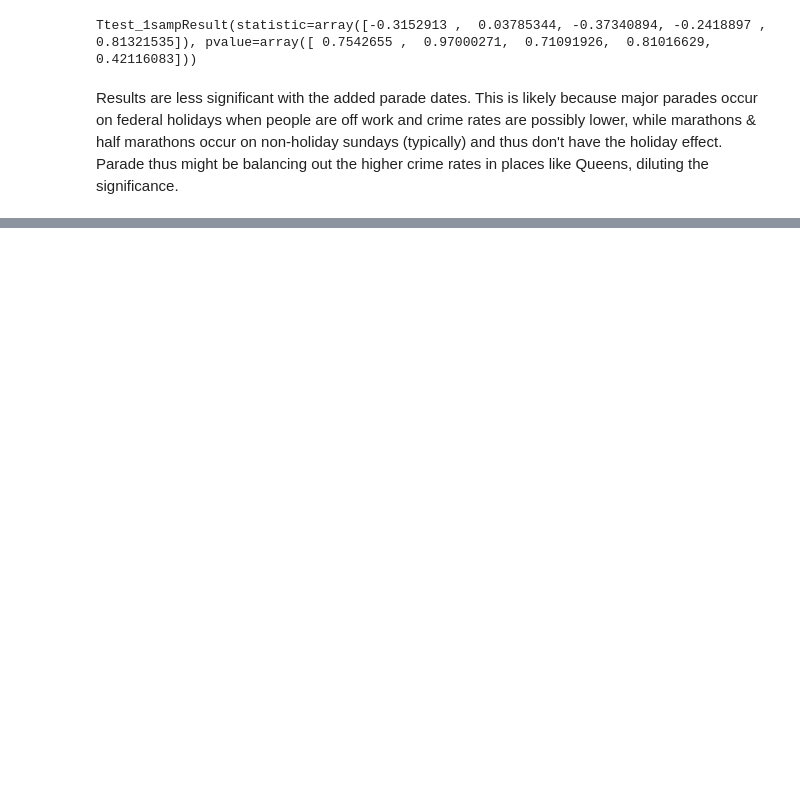
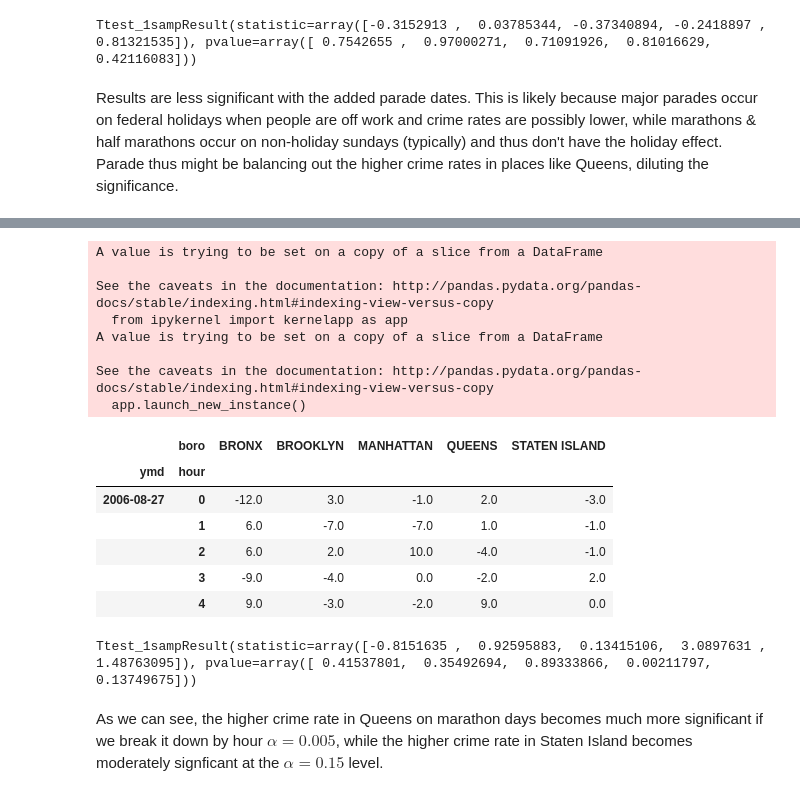
Before and after one commit to brenton72/NYC-crime-project, a Jupyter notebook: plotting_notebooks/Crime_project_graphing_Boros.ipynb, the cells around one changed output, grey strips where cells are left out. Cells and saved outputs as stored; diff of their text form; code cells hidden in the pictures; blank space fills up the shorter version.

```diff
--- a/plotting_notebooks/Crime_project_graphing_Boros.ipynb
+++ b/plotting_notebooks/Crime_project_graphing_Boros.ipynb
@@ -567,0 +604,34 @@ Results are less significant with the added parade dates. This is likely because
+# %%
+#Match each control date/hour up with its associated test group date/hour
+boro_marathon_df.ymd[boro_marathon_df.ymd == datetime.datetime(2007,10,28)] = datetime.datetime(2007,10,28) + timedelta(days=14)
+boro_marathon_df.ymd[boro_marathon_df.test_group == 0] = boro_marathon_df.ymd[boro_marathon_df.test_group == 0] - timedelta(days=7)
+
+table_boros_marathon_test = boro_marathon_df[boro_marathon_df.test_group == 1].pivot_table(values='crimes', index=['ymd','hour'], columns=['boro'], aggfunc=np.sum)
+table_boros_marathon_control = boro_marathon_df[boro_marathon_df.test_group == 0].pivot_table(values='crimes', index=['ymd','hour'], columns=['boro'], aggfunc=np.sum)
+table_boros_marathon_test = table_boros_marathon_test.fillna(0)
+table_boros_marathon_control = table_boros_marathon_control.fillna(0)
+boros_marathon_diff = table_boros_marathon_test - table_boros_marathon_control
+boros_marathon_diff = boros_marathon_diff.fillna(0)
+boros_marathon_diff.head()
+# %% [output]
+A value is trying to be set on a copy of a slice from a DataFrame
+
+See the caveats in the documentation: http://pandas.pydata.org/pandas-docs/stable/indexing.html#indexing-view-versus-copy
+  from ipykernel import kernelapp as app
+A value is trying to be set on a copy of a slice from a DataFrame
+
+See the caveats in the documentation: http://pandas.pydata.org/pandas-docs/stable/indexing.html#indexing-view-versus-copy
+  app.launch_new_instance()
+|  | boro | BRONX | BROOKLYN | MANHATTAN | QUEENS | STATEN ISLAND |
+| ymd | hour |  |  |  |  |  |
+| 2006-08-27 | 0 | -12.0 | 3.0 | -1.0 | 2.0 | -3.0 |
+|  | 1 | 6.0 | -7.0 | -7.0 | 1.0 | -1.0 |
+|  | 2 | 6.0 | 2.0 | 10.0 | -4.0 | -1.0 |
+|  | 3 | -9.0 | -4.0 | 0.0 | -2.0 | 2.0 |
+|  | 4 | 9.0 | -3.0 | -2.0 | 9.0 | 0.0 |
+# %%
+scipy.stats.ttest_1samp(boros_marathon_diff, 0, axis=0)
+# %% [output]
+Ttest_1sampResult(statistic=array([-0.8151635 ,  0.92595883,  0.13415106,  3.0897631 ,  1.48763095]), pvalue=array([ 0.41537801,  0.35492694,  0.89333866,  0.00211797,  0.13749675]))
+# %% [markdown]
+As we can see, the higher crime rate in Queens on marathon days becomes much more significant if we break it down by hour $\alpha = 0.005$, while the higher crime rate in Staten Island becomes moderately signficant at the $\alpha = 0.15$ level.
```
Also changed, not shown: parts of 6 cells of this notebook, 5 other files.
